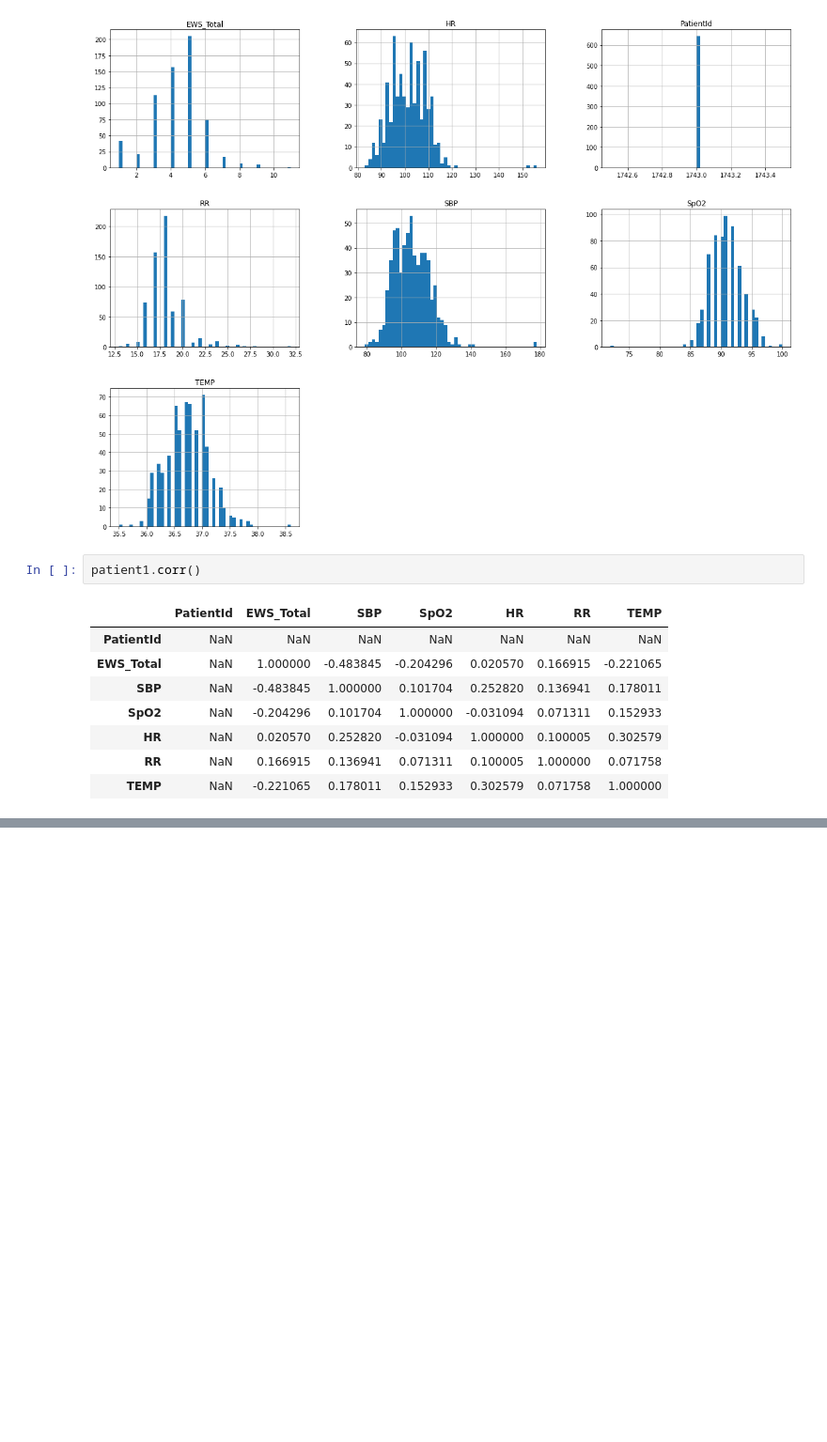
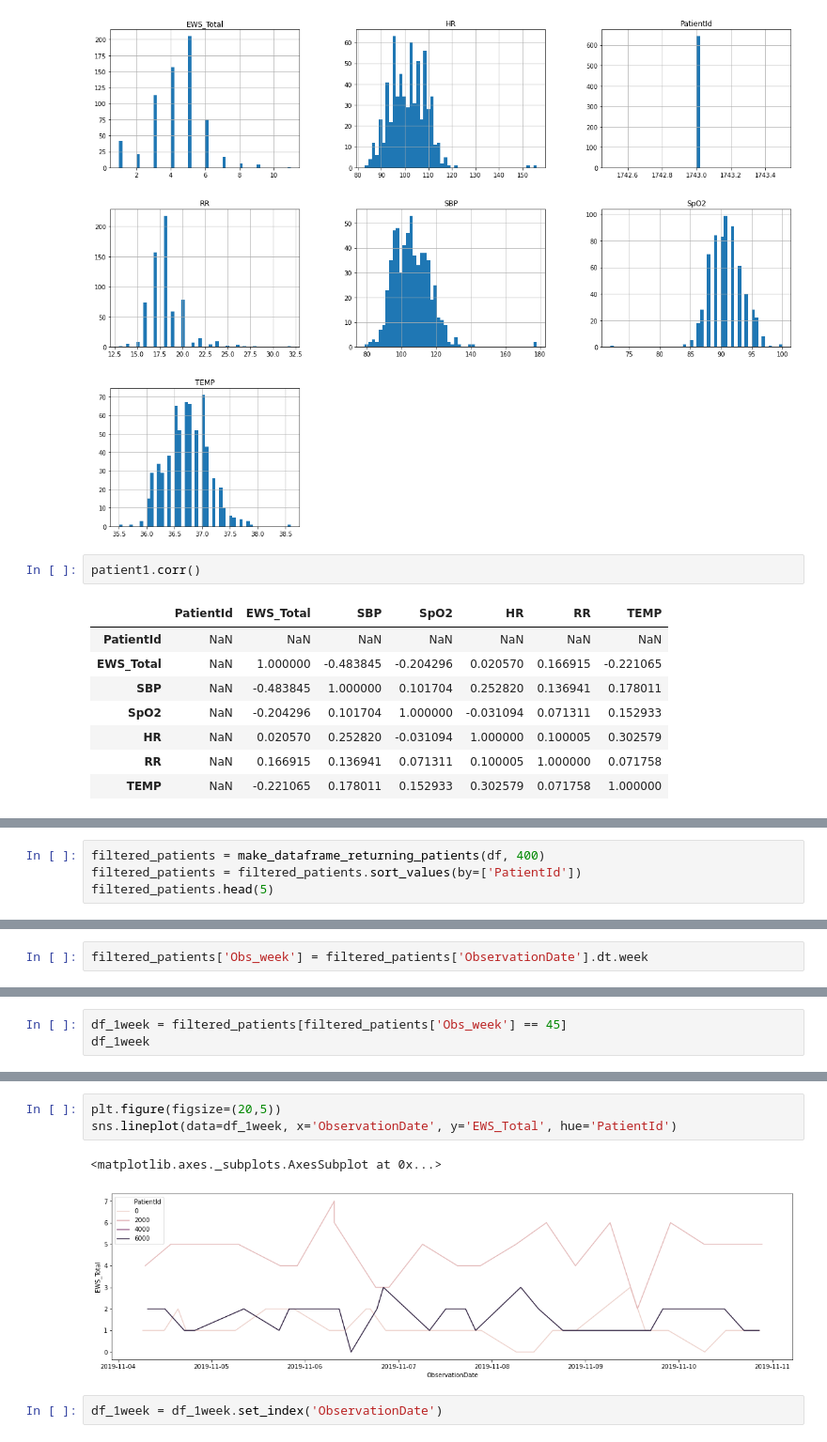
Before and after one commit to kustex/arinti_ews_usecase, a Jupyter notebook: arinti_EWS_notebook.ipynb, the cells around one changed output, grey strips where cells are left out. Shown: that part at 94% size. Saved outputs shown, nothing was run; the diff lists cells and outputs as text; blank space fills up the shorter version.

```diff
--- a/arinti_EWS_notebook.ipynb
+++ b/arinti_EWS_notebook.ipynb
@@ -148,2 +183,6 @@ normal_SBP.shape
 # %% [output]
 (78819, 18)
+# %%
+filtered_patients = make_dataframe_returning_patients(df, 400)
+filtered_patients = filtered_patients.sort_values(by=['PatientId'])
+filtered_patients.head(5)
@@ -149,0 +198,2 @@ normal_SBP.shape
+# %%
+filtered_patients['Obs_week'] = filtered_patients['ObservationDate'].dt.week
@@ -149,0 +236,3 @@ normal_SBP.shape
+# %%
+df_1week = filtered_patients[filtered_patients['Obs_week'] == 45]
+df_1week
@@ -149,0 +253,8 @@ normal_SBP.shape
+# %%
+plt.figure(figsize=(20,5))
+sns.lineplot(data=df_1week, x='ObservationDate', y='EWS_Total', hue='PatientId')
+# %% [output]
+<matplotlib.axes._subplots.AxesSubplot at 0x...>
+[figure, added]
+# %%
+df_1week = df_1week.set_index('ObservationDate')
```
Also changed, not shown: parts of 23 cells of this notebook.
